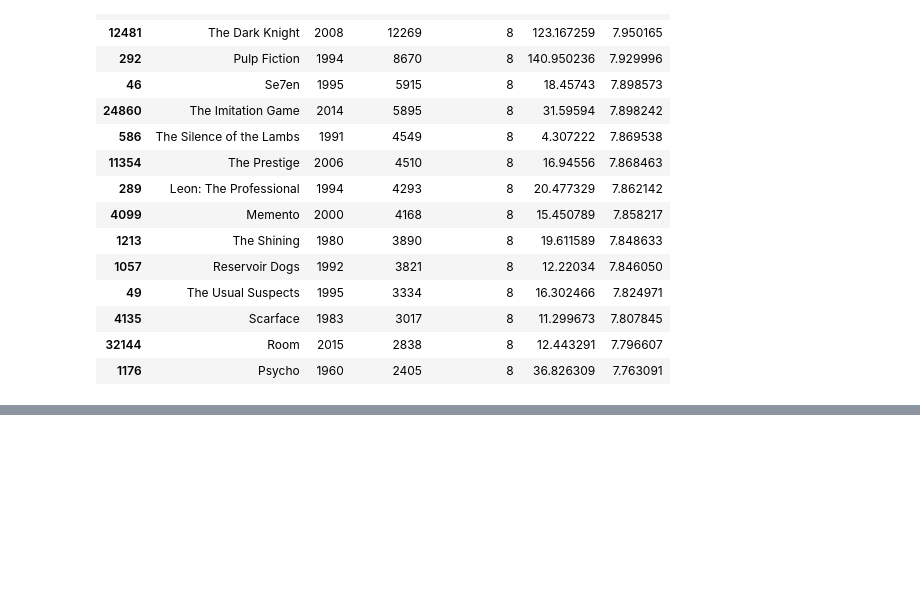
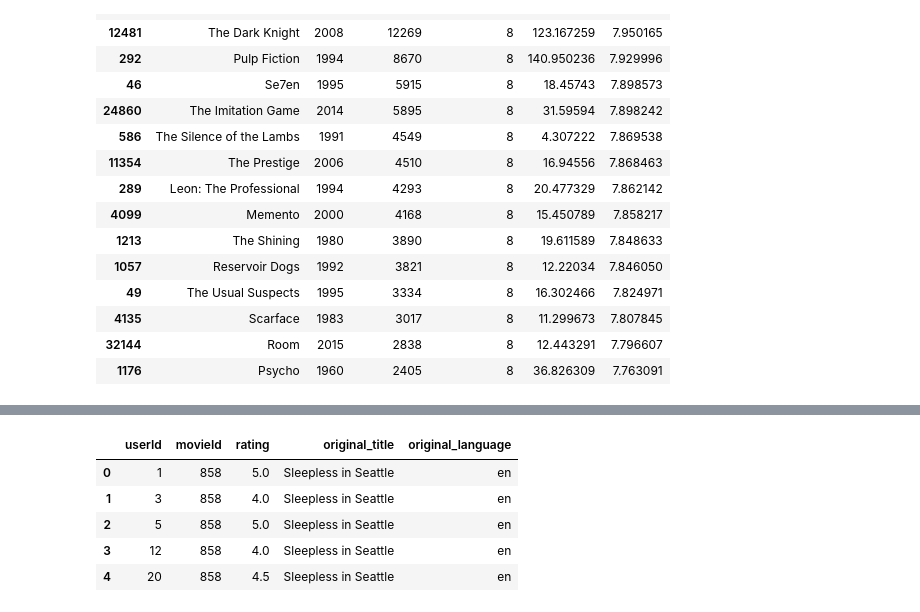
Before and after one commit to Applied-Machine-Learning-2022/final-project-team1-morgan, a Jupyter notebook: Movie_Recommandation_Systems.ipynb, the cells around one changed output, grey strips where cells are left out. Cells and saved outputs as stored; diff of their text form; code cells hidden in the pictures; blank space fills up the shorter version.

```diff
--- a/Movie_Recommandation_Systems.ipynb
+++ b/Movie_Recommandation_Systems.ipynb
@@ -466,0 +480,2 @@ build_chart('Thriller').head(15)
+# %%
+meta = movie
@@ -466,0 +501,10 @@ build_chart('Thriller').head(15)
+# %%
+data= pd.merge(ratings, meta, on='movieId', how='inner')
+data.head()
+# %% [output]
+|  | userId | movieId | rating | original_title | original_language |
+| 0 | 1 | 858 | 5.0 | Sleepless in Seattle | en |
+| 1 | 3 | 858 | 4.0 | Sleepless in Seattle | en |
+| 2 | 5 | 858 | 5.0 | Sleepless in Seattle | en |
+| 3 | 12 | 858 | 4.0 | Sleepless in Seattle | en |
+| 4 | 20 | 858 | 4.5 | Sleepless in Seattle | en |
```
Also changed, not shown: parts of 15 cells of this notebook.
